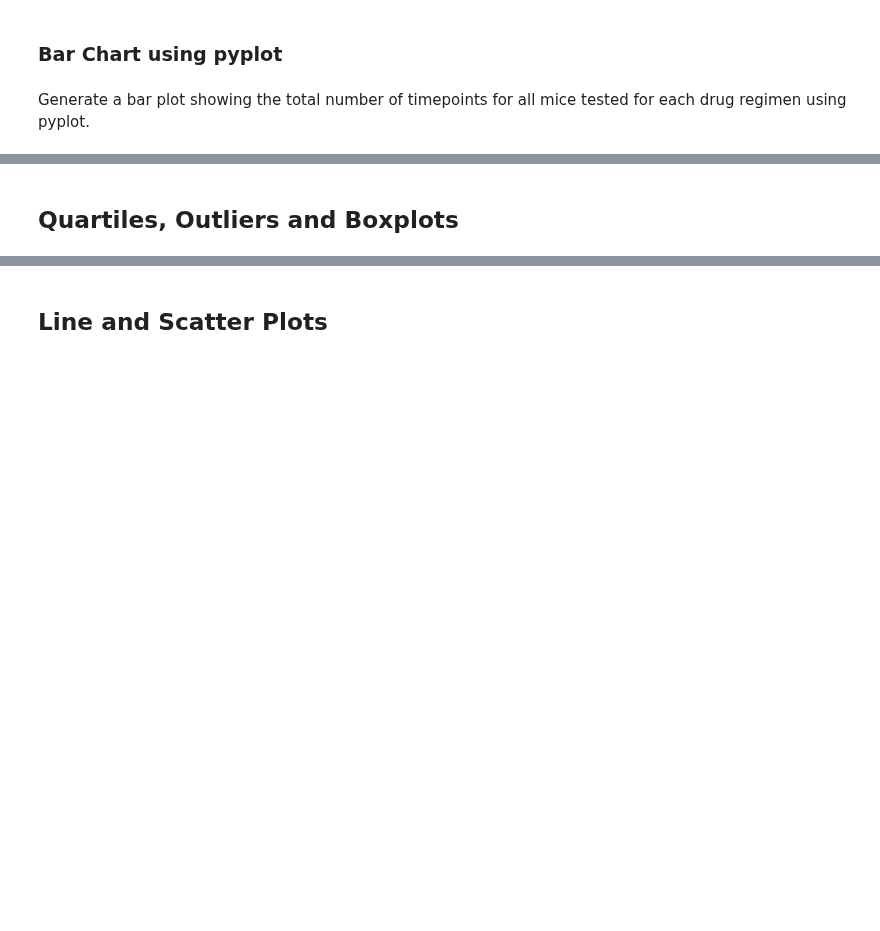
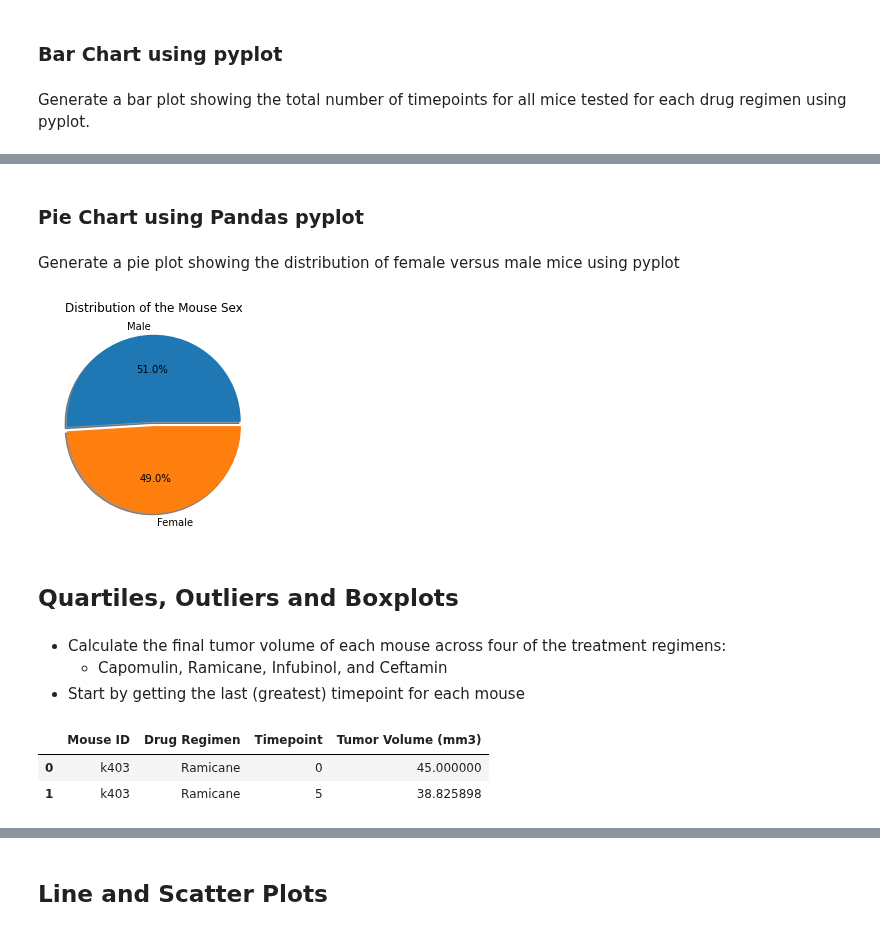
Before and after one commit to WayBurke/matplotlib-challenge, a Jupyter notebook: pymaceuticals.ipynb, the cells around one changed output, grey strips where cells are left out. Saved outputs shown, nothing was run; the diff lists cells and outputs as text; code cells hidden in the pictures; blank space fills up the shorter version.

```diff
--- a/pymaceuticals.ipynb
+++ b/pymaceuticals.ipynb
@@ -328,2 +338,27 @@ TypeError: pie() takes 1 positional argument but 2 were given
+# %% [markdown]
+### Pie Chart using Pandas pyplot
+# %% [markdown]
+Generate a pie plot showing the distribution of female versus male mice using pyplot
+# %%
+explode = (0.05, 0)
+labels =["Male", "Female"]
+
+plt.title("Distribution of the Mouse Sex")
+plt.pie(count_sex, explode = explode,labels=labels, autopct="%1.1f%%", shadow =True)
+plt.show()
+# %% [output]
+[figure, added]
 # %% [markdown]
 ## Quartiles, Outliers and Boxplots
+# %% [markdown]
+ * Calculate the final tumor volume of each mouse across four of the treatment regimens:
+    - Capomulin, Ramicane, Infubinol, and Ceftamin
+ * Start by getting the last (greatest) timepoint for each mouse
+# %%
+#Reduced the table to capture only what is needed
+reduced_list = cleaned_lab_results[["Mouse ID","Drug Regimen","Timepoint", "Tumor Volume (mm3)"]]
+reduced_list.head(2)
+# %% [output]
+|  | Mouse ID | Drug Regimen | Timepoint | Tumor Volume (mm3) |
+| 0 | k403 | Ramicane | 0 | 45.000000 |
+| 1 | k403 | Ramicane | 5 | 38.825898 |
```
Also changed, not shown: parts of 38 cells of this notebook, 1 other file.
